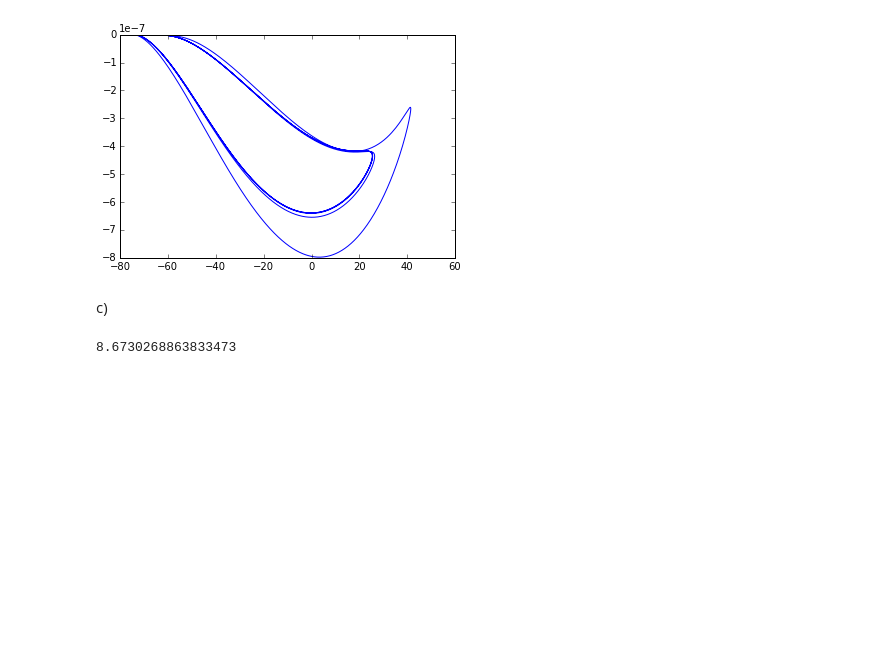
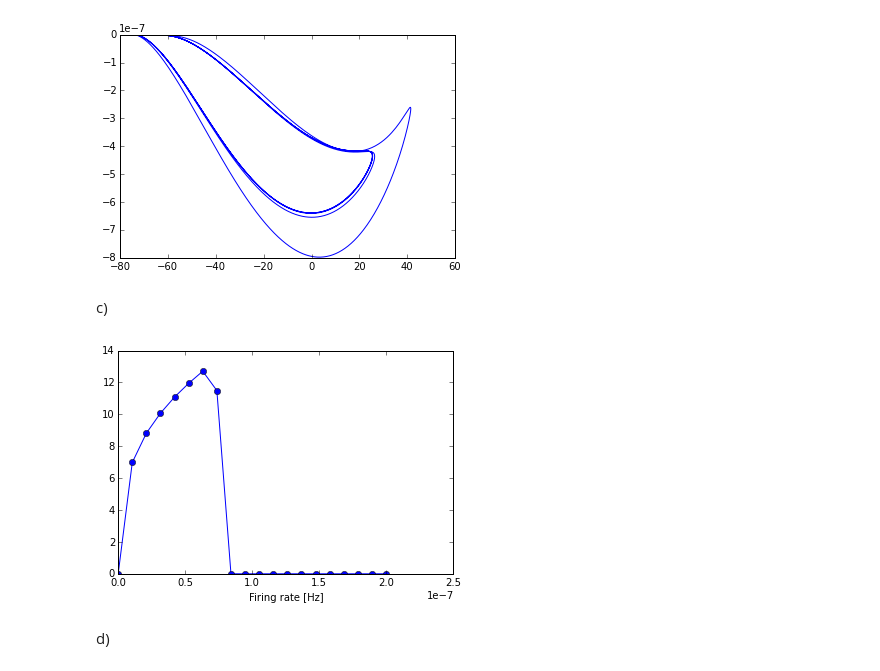
Before and after one commit to dokato/mns, a Jupyter notebook: MNS_6.ipynb, the cells around one changed output. Saved outputs shown, nothing was run; the diff lists cells and outputs as text; code cells hidden in the pictures; blank space fills up the shorter version.

```diff
--- a/MNS_6.ipynb
+++ b/MNS_6.ipynb
@@ -50,8 +50,10 @@ def euler_hh(v_0, n0, m0, h0, timevec, ek, ena, ie0, retall=False):
         hvec[i] = hvec[i-1] + dxdt(hvec[i-1], timevec[i-1], v[i-1], alpha=alpha_h, beta=beta_h)*dt
         ik[i]  = gk*(nvec[i]**4)*(v[i-1]-ek)
         ina[i] = gna*(mvec[i]**3)*hvec[i]*(v[i-1]-ena)
+        if not np.isscalar(ie0):
+            v[i] = v[i-1] + vfun(ina[i], ik[i], i_leak(v[i-1]), ie=ie0[i])*dt
+            continue
         v[i] = v[i-1] + vfun(ina[i], ik[i], i_leak(v[i-1]), ie=ie0)*dt
-    #pdb.set_trace()
     if retall:
         return v.T, ina.T, ik.T, nvec.T
     return v.T
@@ -154,16 +156,31 @@ plt.show()
 # %% [markdown]
 c)
 # %%
-def compute_fr(volt, thresh=10):
+def compute_fr(volt, thresh=0):
     n = len(volt[0])
     logic_v = (volt[0]>thresh).astype(int)
     idxs = []
     for i in range(1, n):
         if logic_v[i-1]==0 and logic_v[i]==1:
             idxs.append(i)
-    return 100./(tv[idxs[-1]]-tv[idxs[-2]])
-
-
-compute_fr(hhvb)
+    try:
+        fr = 100./(tv[idxs[-1]]-tv[idxs[-2]])
+    except IndexError:
+        fr = 0
+    return fr
-# %% [output]
-8.6730268863833473
+# %%
+ievec = np.linspace(0, 200, 20)*1e-9 #A
+rates = np.zeros(len(ievec))
+for e,iev in enumerate(ievec):
+    hhv_ = euler_hh(v_0, n0, m0, h0, tv, ek, ena, iev)
+    rates[e] = compute_fr(hhv_)
+# %%
+plt.plot(ievec, rates)
+plt.plot(ievec, rates, 'bo')
+plt.xlabel('I_e')
+plt.xlabel('Firing rate [Hz]')
+plt.show()
+# %% [output]
+[figure, added]
+# %% [markdown]
+d)
```
Also changed, not shown: parts of 4 cells of this notebook.
